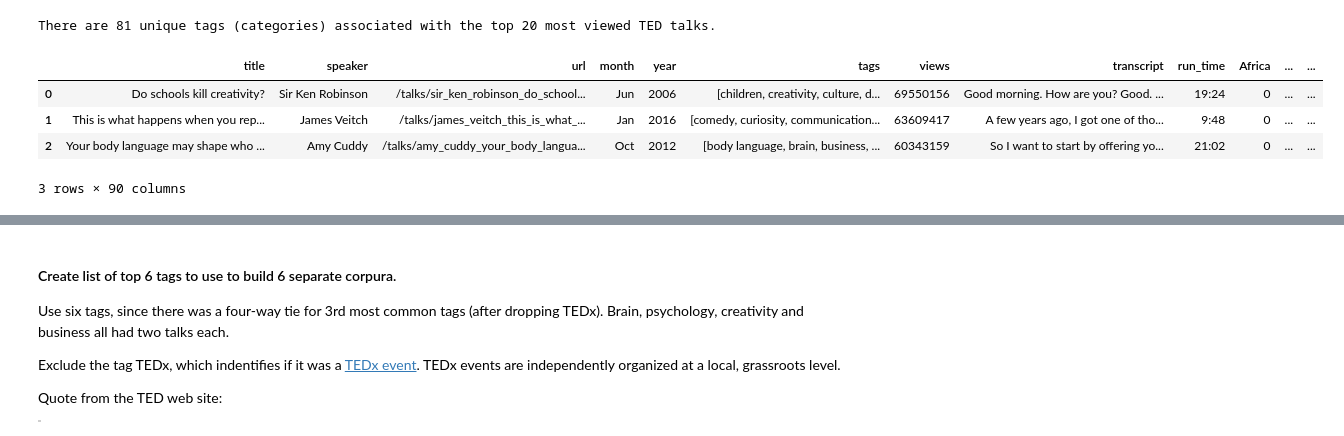
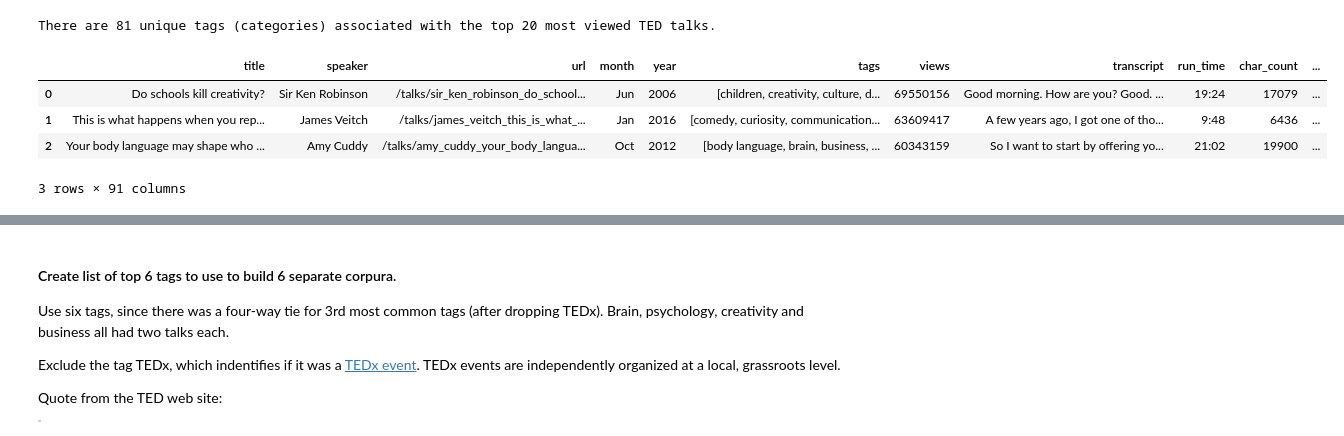
Before and after one commit to pmiller50/ted_talk_gen, a Jupyter notebook: code/02b_Dummies_and_EDA.ipynb, the cells around one changed output, grey strips where cells are left out. Drawn from its saved outputs; the diff is of its cells as text; code cells hidden in the pictures.

```diff
--- a/code/02b_Dummies_and_EDA.ipynb
+++ b/code/02b_Dummies_and_EDA.ipynb
@@ -58,0 +61,3 @@ ax.tick_params(labelsize=15)
+# %%
+transcripts['char_count'] = [len(script) for script in transcripts['transcript']]
+transcripts.head()
@@ -171,14 +201,14 @@ There are 81 unique tags (categories) associated with the top 20 most viewed TED
 # %%
 # Concat the dummies so we can later find talks with each tag
 top_20_tag_dummies_df = pd.DataFrame(mlb_top_20.fit_transform(top_20_views['tags']), columns=mlb_top_20.classes_)
-top_20_views = pd.concat([top_20_views, top_20_tag_dummies_df] , axis=1)
-top_20_views.head(3)
+top_20_tag_df = pd.concat([top_20_views, top_20_tag_dummies_df] , axis=1)
+top_20_tag_df.head(3)
 # %% [output]
-|  | title | speaker | url | month | year | tags | views | transcript | run_time | Africa | ... | ... |
-| 0 | Do schools kill creativity? | Sir Ken Robinson | /talks/sir_ken_robinson_do_school... | Jun | 2006 | [children, creativity, culture, d... | 69550156 | Good morning. How are you? Good. ... | 19:24 | 0 | ... | ... |
-| 1 | This is what happens when you rep... | James Veitch | /talks/james_veitch_this_is_what_... | Jan | 2016 | [comedy, curiosity, communication... | 63609417 | A few years ago, I got one of tho... | 9:48 | 0 | ... | ... |
-| 2 | Your body language may shape who ... | Amy Cuddy | /talks/amy_cuddy_your_body_langua... | Oct | 2012 | [body language, brain, business, ... | 60343159 | So I want to start by offering yo... | 21:02 | 0 | ... | ... |
+|  | title | speaker | url | month | year | tags | views | transcript | run_time | char_count | ... |
+| 0 | Do schools kill creativity? | Sir Ken Robinson | /talks/sir_ken_robinson_do_school... | Jun | 2006 | [children, creativity, culture, d... | 69550156 | Good morning. How are you? Good. ... | 19:24 | 17079 | ... |
+| 1 | This is what happens when you rep... | James Veitch | /talks/james_veitch_this_is_what_... | Jan | 2016 | [comedy, curiosity, communication... | 63609417 | A few years ago, I got one of tho... | 9:48 | 6436 | ... |
+| 2 | Your body language may shape who ... | Amy Cuddy | /talks/amy_cuddy_your_body_langua... | Oct | 2012 | [body language, brain, business, ... | 60343159 | So I want to start by offering yo... | 21:02 | 19900 | ... |
-3 rows × 90 columns
+3 rows × 91 columns
 # %%
 tags_most_viewed_counts = pd.DataFrame(top_20_tag_dummies_df.sum(axis=0), columns=['count'])
 
```
Also changed, not shown: parts of 19 cells of this notebook, 4 other files.
